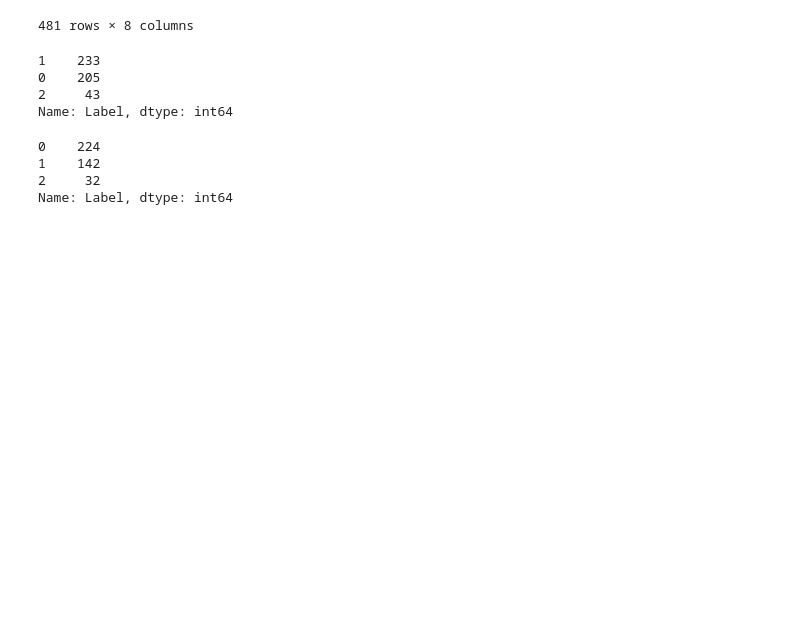
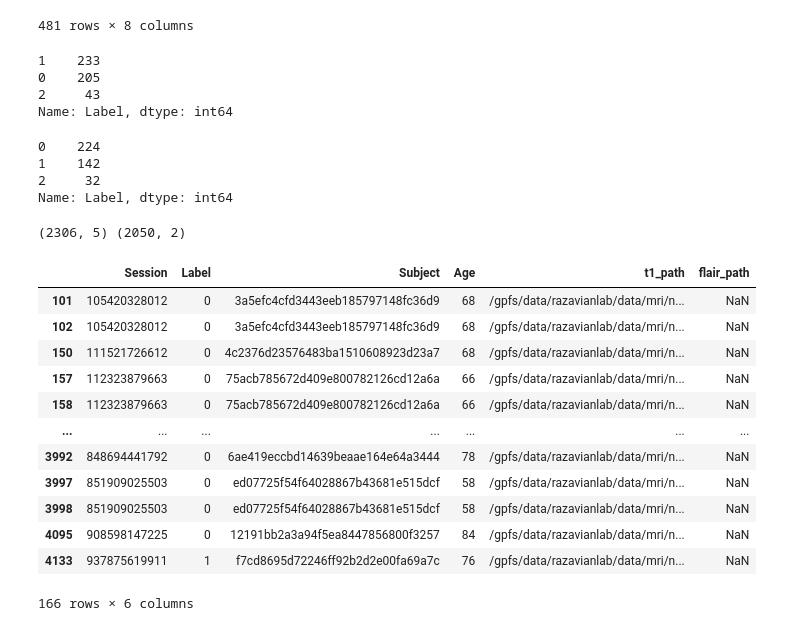
Before and after one commit to jackatcl/DL_for_Dementia, a Jupyter notebook: experiments/20211102/test.ipynb, the cells around one changed output. Saved outputs shown, nothing was run; the diff lists cells and outputs as text; code cells hidden in the pictures; blank space fills up the shorter version.

```diff
--- a/experiments/20211102/test.ipynb
+++ b/experiments/20211102/test.ipynb
@@ -187,3 +187,37 @@ df.Label.value_counts()
 1    142
 2     32
 Name: Label, dtype: int64
+# %%
+import pandas as pd
+import argparse
+import numpy as np
+import pickle
+
+t1_path_label_file = '/gpfs/home/lc3424/capstone/2021_dementia/lc3424_workspace/experiments/20211102/label_and_file_path/20211206/t1_train.tsv'
+flair_path_label_file = '/gpfs/home/lc3424/capstone/2021_dementia/lc3424_workspace/experiments/20211102/label_and_file_path/20211206/flair_train.tsv'
+t1_subject_tsv = pd.read_csv(t1_path_label_file, sep='\t').loc[:, ['Session', 'Label', 'Subject', 'Age', 'Path']]
+t1_subject_tsv.rename({'Path' : 't1_path'}, axis=1, inplace=True)
+flair_subject_tsv = pd.read_csv(flair_path_label_file, sep='\t').loc[:, ['Session', 'Path']]
+flair_subject_tsv.rename({'Path' : 'flair_path'}, axis=1, inplace=True)
+print(t1_subject_tsv.shape, flair_subject_tsv.shape)
+subject_tsv = t1_subject_tsv.merge(flair_subject_tsv, how='left', on=['Session'])
+ssubject_tsv = ubject_tsv[~subject_tsv.isna().any(axis=1)].drop_duplicates()
+# %% [output]
+(2306, 5) (2050, 2)
+# %%
+subject_tsv
+subject_tsv[subject_tsv.isna().any(axis=1)]
+# %% [output]
+|  | Session | Label | Subject | Age | t1_path | flair_path |
+| 101 | 105420328012 | 0 | 3a5efc4cfd3443eeb185797148fc36d9 | 68 | /gpfs/data/razavianlab/data/mri/n... | NaN |
+| 102 | 105420328012 | 0 | 3a5efc4cfd3443eeb185797148fc36d9 | 68 | /gpfs/data/razavianlab/data/mri/n... | NaN |
+| 150 | 111521726612 | 0 | 4c2376d23576483ba1510608923d23a7 | 68 | /gpfs/data/razavianlab/data/mri/n... | NaN |
+| 157 | 112323879663 | 0 | 75acb785672d409e800782126cd12a6a | 66 | /gpfs/data/razavianlab/data/mri/n... | NaN |
+| 158 | 112323879663 | 0 | 75acb785672d409e800782126cd12a6a | 66 | /gpfs/data/razavianlab/data/mri/n... | NaN |
+| ... | ... | ... | ... | ... | ... | ... |
+| 3992 | 848694441792 | 0 | 6ae419eccbd14639beaae164e64a3444 | 78 | /gpfs/data/razavianlab/data/mri/n... | NaN |
+| 3997 | 851909025503 | 0 | ed07725f54f64028867b43681e515dcf | 58 | /gpfs/data/razavianlab/data/mri/n... | NaN |
+| 3998 | 851909025503 | 0 | ed07725f54f64028867b43681e515dcf | 58 | /gpfs/data/razavianlab/data/mri/n... | NaN |
+| 4095 | 908598147225 | 0 | 12191bb2a3a94f5ea8447856800f3257 | 84 | /gpfs/data/razavianlab/data/mri/n... | NaN |
+| 4133 | 937875619911 | 1 | f7cd8695d72246ff92b2d2e00fa69a7c | 76 | /gpfs/data/razavianlab/data/mri/n... | NaN |
+166 rows × 6 columns
```
Also changed, not shown: parts of 3 cells of this notebook, 31 other files.
